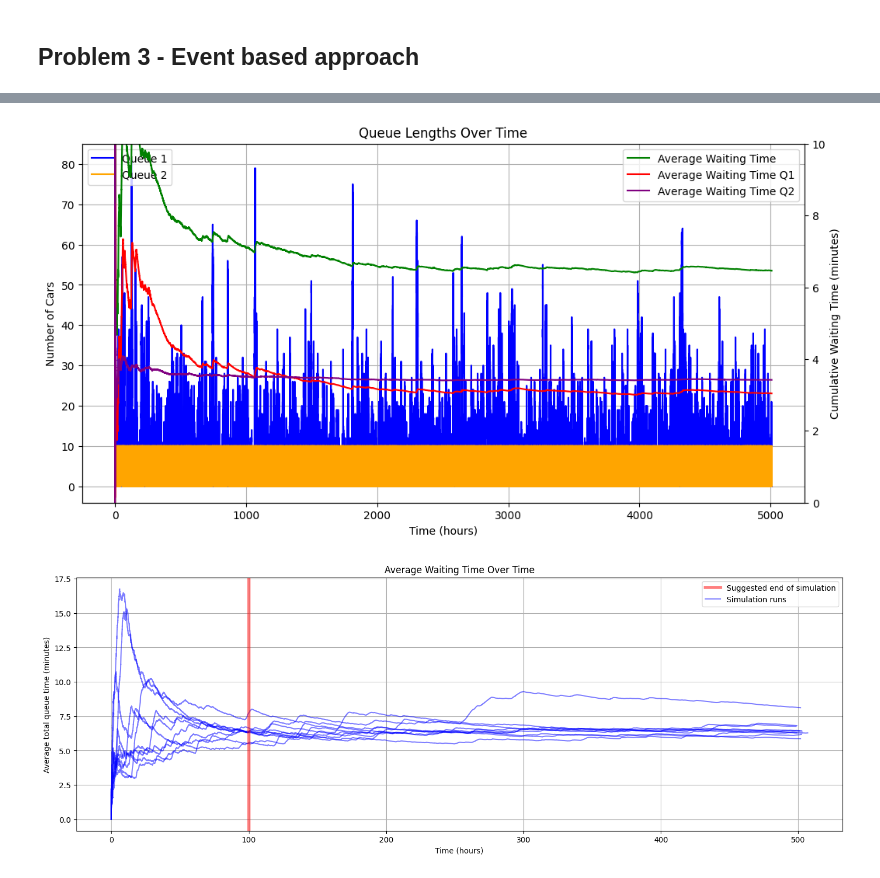
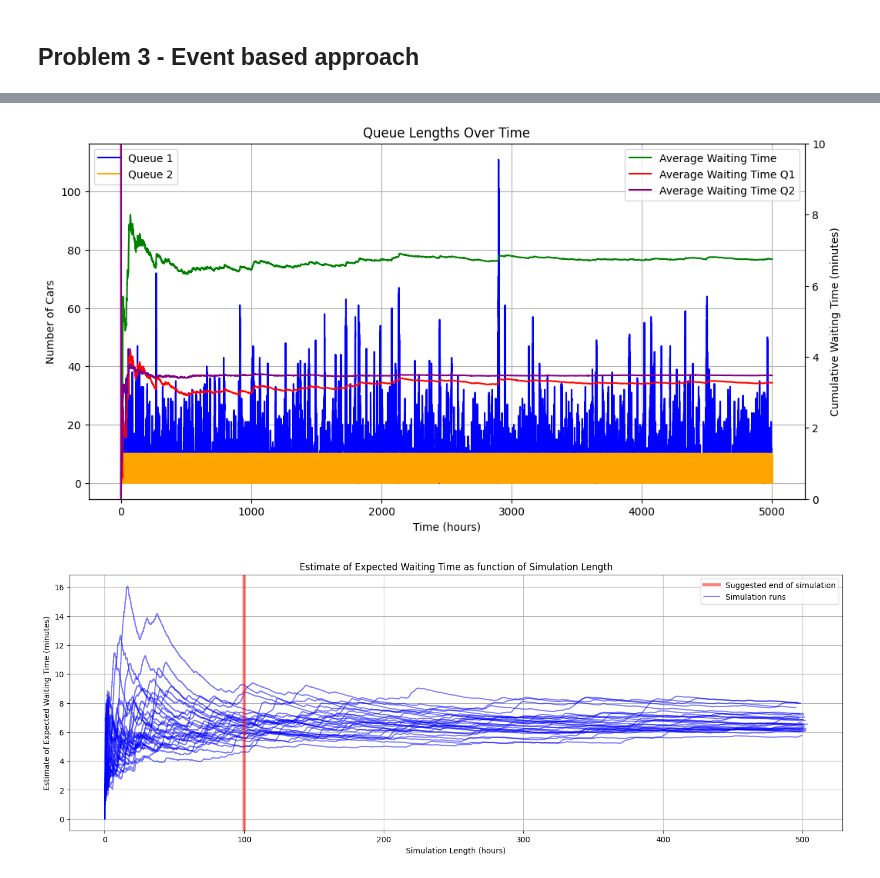
Before and after one commit to mikkelbjoern/traffic-course, a Jupyter notebook: project2/problem3-event-based.ipynb, the cells around one changed output, grey strips where cells are left out. Drawn from its saved outputs; the diff is of its cells as text; code cells hidden in the pictures.

```diff
--- a/project2/problem3-event-based.ipynb
+++ b/project2/problem3-event-based.ipynb
@@ -147,47 +279,47 @@ df = simulate_df(10000)
 # %%
-df = simulate_df(500000)
+df_500k = simulate_df(500000)
 # Calculate the total time spent in the system for each car
-df["time_since_last_event"] = df["time"].diff().fillna(0)
+df_500k["time_since_last_event"] = df_500k["time"].diff().fillna(0)
 
-df["inter_waiting_time_q1"] = df["time_since_last_event"] * df["q1"].shift(1).fillna(0)
-df["inter_waiting_time_q2"] = df["time_since_last_event"] * df["q2"].shift(1).fillna(0)
-df["inter_waiting_time"] = df["inter_waiting_time_q1"] + df["inter_waiting_time_q2"]
+df_500k["inter_waiting_time_q1"] = df_500k["time_since_last_event"] * df_500k["q1"].shift(1).fillna(0)
+df_500k["inter_waiting_time_q2"] = df_500k["time_since_last_event"] * df_500k["q2"].shift(1).fillna(0)
+df_500k["inter_waiting_time"] = df_500k["inter_waiting_time_q1"] + df_500k["inter_waiting_time_q2"]
 
-df["cumulative_waiting_time_q1"] = df["inter_waiting_time_q1"].cumsum()
-df["cumulative_waiting_time_q2"] = df["inter_waiting_time_q2"].cumsum()
-df["cumulative_waiting_time"] = df["inter_waiting_time"].cumsum()
+df_500k["cumulative_waiting_time_q1"] = df_500k["inter_waiting_time_q1"].cumsum()
+df_500k["cumulative_waiting_time_q2"] = df_500k["inter_waiting_time_q2"].cumsum()
+df_500k["cumulative_waiting_time"] = df_500k["inter_waiting_time"].cumsum()
 # Calculate the average waiting time at each point in time
-df["average_waiting_time"] = df["cumulative_waiting_time"] / (df["arrived"].shift(1).fillna(0) + 1e-10)
-df["average_waiting_time_q1"] = df["cumulative_waiting_time_q1"] / (df["q1_done"].shift(1).fillna(0) + 1e-10)
-df["average_waiting_time_q2"] = df["cumulative_waiting_time_q2"] / (df["q2_done"].shift(1).fillna(0) + 1e-10)
+df_500k["average_waiting_time"] = df_500k["cumulative_waiting_time"] / (df_500k["arrived"].shift(1).fillna(0) + 1e-10)
+df_500k["average_waiting_time_q1"] = df_500k["cumulative_waiting_time_q1"] / (df_500k["q1_done"].shift(1).fillna(0) + 1e-10)
+df_500k["average_waiting_time_q2"] = df_500k["cumulative_waiting_time_q2"] / (df_500k["q2_done"].shift(1).fillna(0) + 1e-10)
 
-# Plot the cumulative waiting time on top of the queue lengths using seperate y-axes
+# Plot the cumulative waiting time on top of the queue lengths using separate y-axes
 fig, ax1 = plt.subplots(figsize=(12, 6))
 ax2 = ax1.twinx()
-ax1.plot(df["time"], df["q1"], label="Queue 1", color='blue')
-ax1.plot(df["time"], df["q2"], label="Queue 2", color='orange')
+ax1.plot(df_500k["time"], df_500k["q1"], label="Queue 1", color='blue')
+ax1.plot(df_500k["time"], df_500k["q2"], label="Queue 2", color='orange')
 ax1.set_xlabel("Time (hours)")
 ax1.set_ylabel("Number of Cars")
 ax1.set_title("Queue Lengths Over Time")
 ax1.legend(loc='upper left')
-ax2.plot(df["time"], df["average_waiting_time"] * 60, label="Average Waiting Time", color='green')
-ax2.plot(df["time"], df["average_waiting_time_q1"] * 60, label="Average Waiting Time Q1", color='red')
-ax2.plot(df["time"], df["average_waiting_time_q2"] * 60, label="Average Waiting Time Q2", color='purple')\
+ax2.plot(df_500k["time"], df_500k["average_waiting_time"] * 60, label="Average Waiting Time", color='green')
+ax2.plot(df_500k["time"], df_500k["average_waiting_time_q1"] * 60, label="Average Waiting Time Q1", color='red')
+ax2.plot(df_500k["time"], df_500k["average_waiting_time_q2"] * 60, label="Average Waiting Time Q2", color='purple')
 
 # Limit the average queue time axis to max 10 minutes
 ax2.set_ylim(0, 10)
 
 ax2.set_ylabel("Cumulative Waiting Time (minutes)")
 ax2.legend(loc='upper right')
 ax1.grid()
 plt.show()
 # %% [output]
-[figure, old version]
+[figure, new version]
 # %%
 plt.figure(figsize=(18, 6))
 
 # Do 5 simulation and plot the average waiting time for each simulation
-for i in range(10):
+for i in range(30):
     df = simulate_df(10000 * 5)
     df["time_since_last_event"] = df["time"].diff().fillna(0)
     df["inter_waiting_time"] = df["time_since_last_event"] * (df["q1"].shift(1).fillna(0) + df["q2"].shift(1).fillna(0))
@@ -203,11 +335,11 @@ plt.axvline(x=100, color='red', label='Suggested end of simulation', linewidth=4
 # Add a legend entry to show that blue lines represent simulation runs
 plt.plot([], [], color='blue', label='Simulation runs', alpha=0.5)
 
-plt.xlabel("Time (hours)")
-plt.ylabel("Average total queue time (minutes)")
-plt.title("Average Waiting Time Over Time")
+plt.xlabel("Simulation Length (hours)")
+plt.ylabel("Estimate of Expected Waiting Time (minutes)")
+plt.title("Estimate of Expected Waiting Time as function of Simulation Length")
 plt.legend()
 plt.grid()
 plt.show()
 # %% [output]
-[figure, old version]
+[figure, new version]
```
Also changed, not shown: parts of 10 cells of this notebook, 1 other file.
